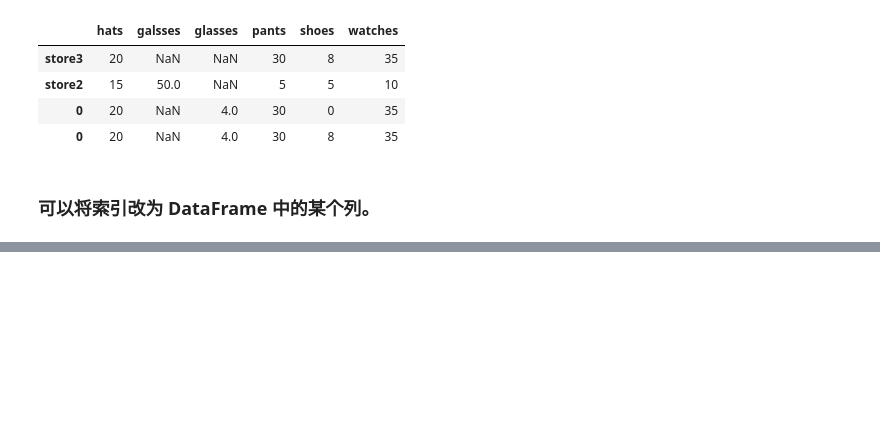
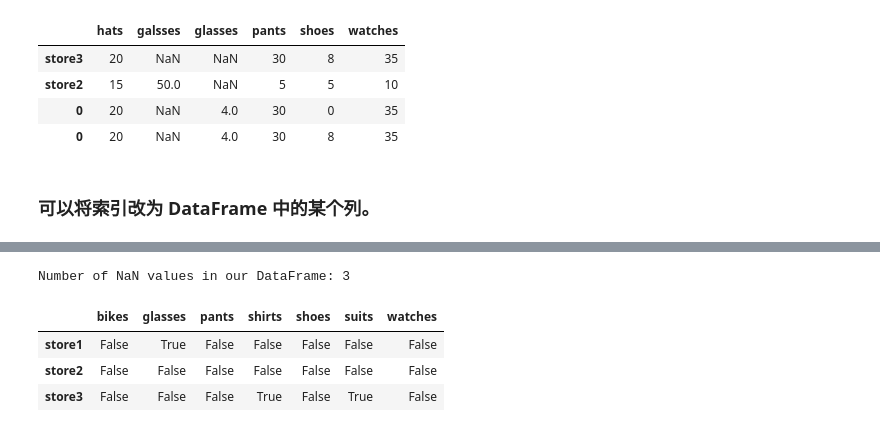
Before and after one commit to myCout/DataAnalysis, a Jupyter notebook: Pandas.ipynb, the cells around one changed output, grey strips where cells are left out. Saved outputs shown, nothing was run; the diff lists cells and outputs as text; code cells hidden in the pictures; blank space fills up the shorter version.

```diff
--- a/Pandas.ipynb
+++ b/Pandas.ipynb
@@ -367,0 +368,13 @@ store_item2
+# %%
+x = store_items.isnull().sum().sum()
+# We print x
+print('Number of NaN values in our DataFrame:', x)
+# %% [output]
+Number of NaN values in our DataFrame: 3
+# %%
+store_items.isnull()
+# %% [output]
+|  | bikes | glasses | pants | shirts | shoes | suits | watches |
+| store1 | False | True | False | False | False | False | False |
+| store2 | False | False | False | False | False | False | False |
+| store3 | False | False | False | True | False | True | False |
```
Also changed, not shown: parts of 25 cells of this notebook.
